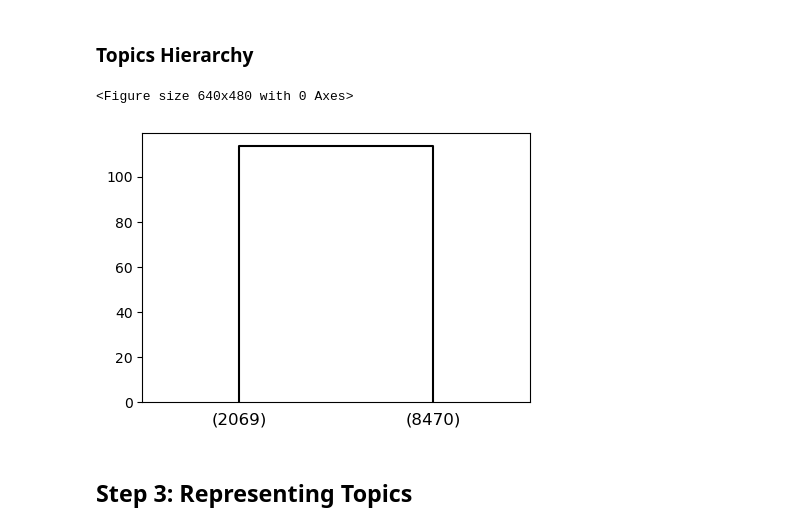
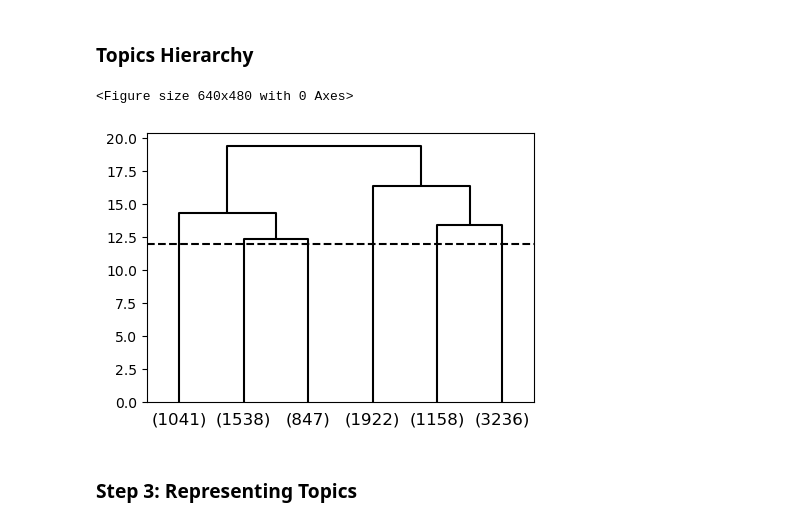
Before and after one commit to lealfp/labPLN, a Jupyter notebook: notebooks/topic_modeling/ABT.ipynb, the cells around one changed output. Drawn from its saved outputs; the diff is of its cells as text; code cells hidden in the pictures.

```diff
--- a/notebooks/topic_modeling/ABT.ipynb
+++ b/notebooks/topic_modeling/ABT.ipynb
@@ -27,22 +108,6 @@ class Topic:
-# %%
-import os.path
-
-DATASET = 'clicr'
-DATASET_PATH = '../datasets/'+DATASET+'/cases-titles.txt'
-
-BERT_MODEL = 'bert-base-cased'
-
-OUTPUT_PATH = 'output/'
-if not os.path.exists(OUTPUT_PATH): os.mkdir(OUTPUT_PATH)
-OUTPUT_PATH += DATASET + '/'
-if not os.path.exists(OUTPUT_PATH): os.mkdir(OUTPUT_PATH)
-OUTPUT_PATH += BERT_MODEL + '/'
-if not os.path.exists(OUTPUT_PATH): os.makedirs(OUTPUT_PATH, exist_ok=True)
 # %%
 from sentence_transformers import SentenceTransformer
 
-with open(DATASET_PATH) as f:
-    corpus = f.readlines()
 language_model = SentenceTransformer(BERT_MODEL)
 vector_space = language_model.encode(corpus)
 # %% [output]
@@ -70,5 +142,5 @@ plt.savefig(OUTPUT_PATH + 'vector-space-'+str(BERT_MODEL).replace('/','').replac
 # %%
-DISTANCE_THRESHOLD = 100
+DISTANCE_THRESHOLD = 12
 # %%
 from sklearn.cluster import AgglomerativeClustering
 
@@ -103,32 +175,32 @@ plt.savefig(OUTPUT_PATH + str(k) + 'topics/clusters-'+str(BERT_MODEL).replace('/
 # %%
 from scipy.cluster.hierarchy import dendrogram
 import numpy as np
 
 plt.clf()
 plt.figure(figsize=(5,3.5))
 
 counts = np.zeros(clustering_model.children_.shape[0])
 n_samples = len(clustering_model.labels_)
 
 for i, merge in enumerate(clustering_model.children_):
     current_count = 0
     for child_idx in merge:
         if child_idx < n_samples:
             current_count += 1
         else: current_count += counts[child_idx - n_samples]
     counts[i] = current_count
 
 linkage_matrix = np.column_stack([clustering_model.children_, clustering_model.distances_, counts]).astype(float)
 
 r = dendrogram(linkage_matrix, truncate_mode='lastp', p=k, color_threshold=0, above_threshold_color='black')
 # r = dendrogram(linkage_matrix, truncate_mode=None, above_threshold_color='black', color_threshold=0, no_labels=True)
 
-# plt.axhline(c='black', linestyle='--', y=DISTANCE_THRESHOLD)
+plt.axhline(c='black', linestyle='--', y=DISTANCE_THRESHOLD)
 
 plt.savefig(OUTPUT_PATH + str(k) + 'topics/dendrograma-'+str(BERT_MODEL).replace('/','').replace('.','')+'.png', bbox_inches='tight')
 # %% [output]
 <Figure size 640x480 with 0 Axes>
-[figure, old version]
+[figure, new version]
 # %% [markdown]
-## Step 3: Representing Topics
+### Step 3: Representing Topics
 # %%
```
Also changed, not shown: parts of 22 cells of this notebook, 40 other files.
